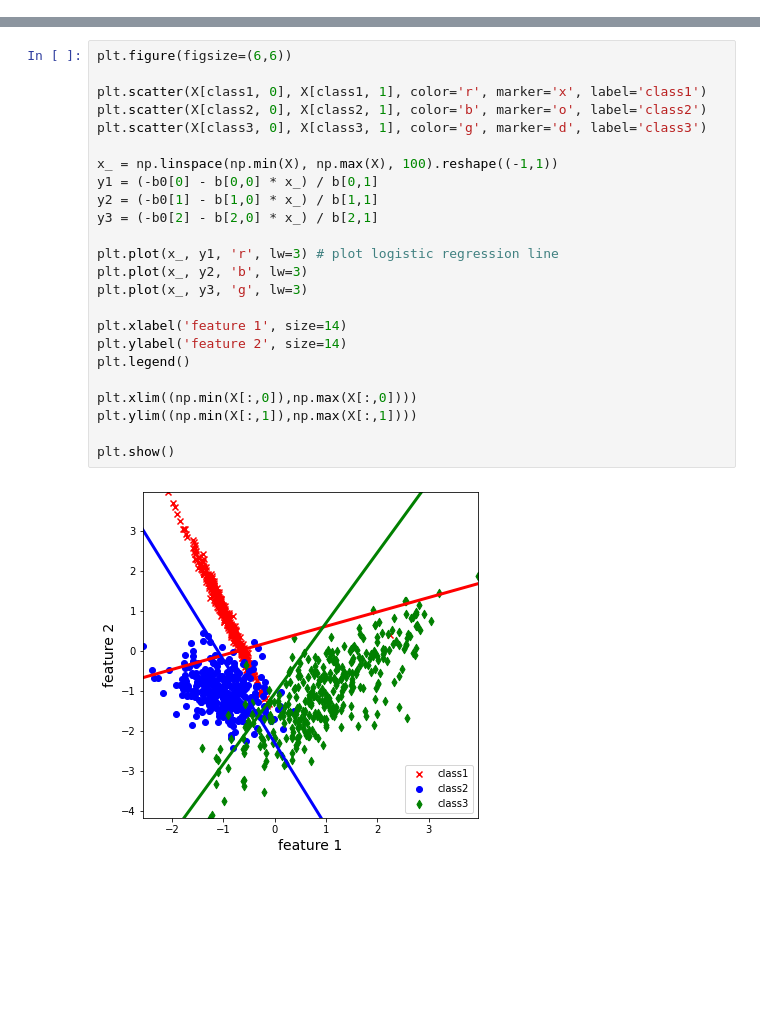
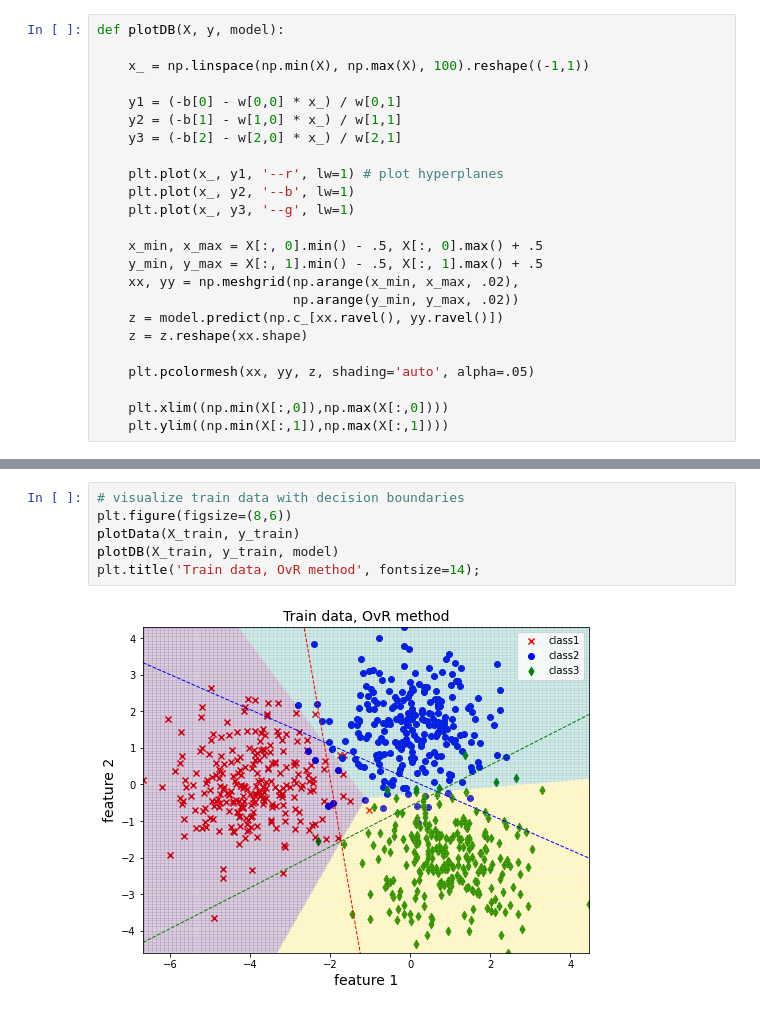
Before and after one commit to Rahdar82/Machine_Learning_2022, a Jupyter notebook: 09_Logistic_Regression_Multiclass.ipynb, the cells around one changed output, grey strips where cells are left out. Saved outputs shown, nothing was run; the diff lists cells and outputs as text; blank space fills up the shorter version.

```diff
--- a/09_Logistic_Regression_Multiclass.ipynb
+++ b/09_Logistic_Regression_Multiclass.ipynb
@@ -56,0 +53,24 @@ plt.show()
+# %%
+def plotDB(X, y, model):
+
+    x_ = np.linspace(np.min(X), np.max(X), 100).reshape((-1,1))
+
+    y1 = (-b[0] - w[0,0] * x_) / w[0,1]
+    y2 = (-b[1] - w[1,0] * x_) / w[1,1]
+    y3 = (-b[2] - w[2,0] * x_) / w[2,1]
+
+    plt.plot(x_, y1, '--r', lw=1) # plot hyperplanes
+    plt.plot(x_, y2, '--b', lw=1)
+    plt.plot(x_, y3, '--g', lw=1)
+
+    x_min, x_max = X[:, 0].min() - .5, X[:, 0].max() + .5
+    y_min, y_max = X[:, 1].min() - .5, X[:, 1].max() + .5
+    xx, yy = np.meshgrid(np.arange(x_min, x_max, .02),
+                         np.arange(y_min, y_max, .02))
+    z = model.predict(np.c_[xx.ravel(), yy.ravel()])
+    z = z.reshape(xx.shape)
+
+    plt.pcolormesh(xx, yy, z, shading='auto', alpha=.05)
+
+    plt.xlim((np.min(X[:,0]),np.max(X[:,0])))
+    plt.ylim((np.min(X[:,1]),np.max(X[:,1])))
@@ -78,26 +105,8 @@ b =
-# %%
-plt.figure(figsize=(6,6))
-
-plt.scatter(X[class1, 0], X[class1, 1], color='r', marker='x', label='class1')
-plt.scatter(X[class2, 0], X[class2, 1], color='b', marker='o', label='class2')
-plt.scatter(X[class3, 0], X[class3, 1], color='g', marker='d', label='class3')
-
-x_ = np.linspace(np.min(X), np.max(X), 100).reshape((-1,1))
-y1 = (-b0[0] - b[0,0] * x_) / b[0,1]
-y2 = (-b0[1] - b[1,0] * x_) / b[1,1]
-y3 = (-b0[2] - b[2,0] * x_) / b[2,1]
-
-plt.plot(x_, y1, 'r', lw=3) # plot logistic regression line
-plt.plot(x_, y2, 'b', lw=3)
-plt.plot(x_, y3, 'g', lw=3)
-
-plt.xlabel('feature 1', size=14)
-plt.ylabel('feature 2', size=14)
-plt.legend()
-
-plt.xlim((np.min(X[:,0]),np.max(X[:,0])))
-plt.ylim((np.min(X[:,1]),np.max(X[:,1])))
-
-plt.show()
-# %% [output]
-[figure, removed]
+# %%
+# visualize train data with decision boundaries
+plt.figure(figsize=(8,6))
+plotData(X_train, y_train)
+plotDB(X_train, y_train, model)
+plt.title('Train data, OvR method', fontsize=14);
+# %% [output]
+[figure, added]
```
Also changed, not shown: parts of 21 cells of this notebook.
